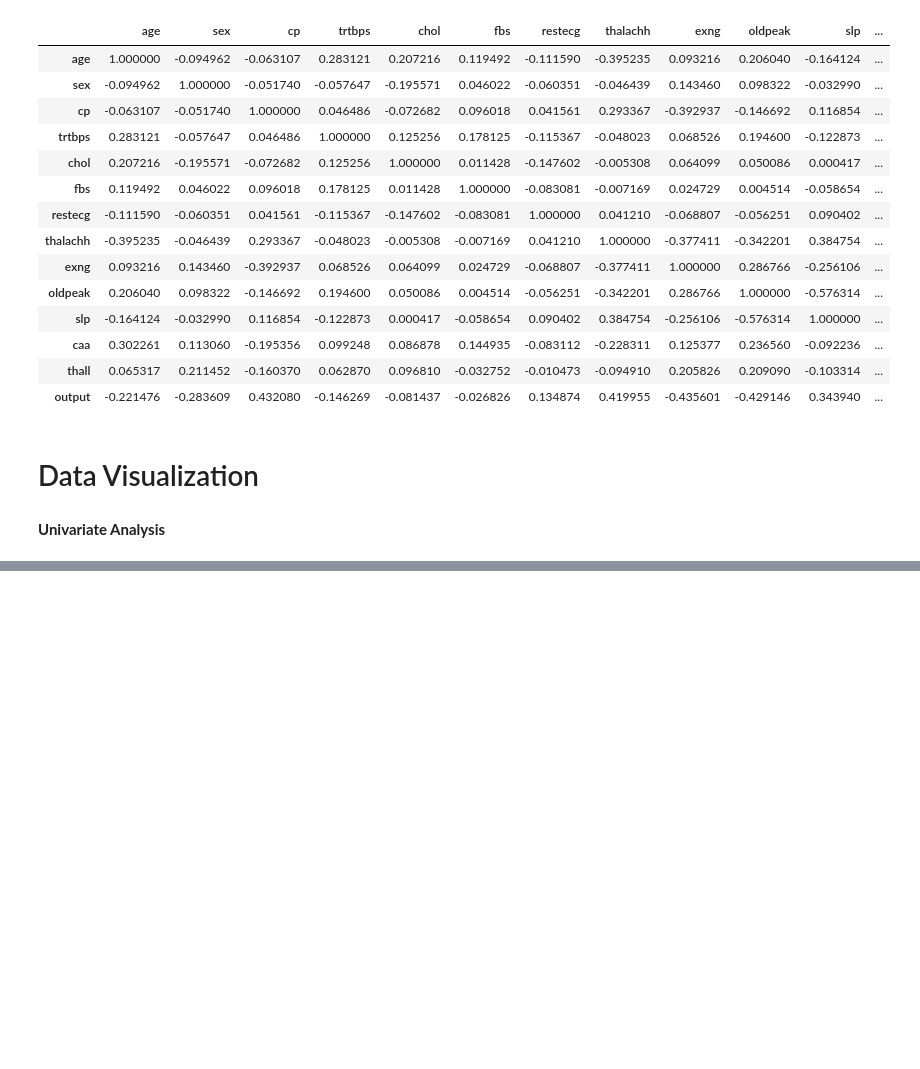
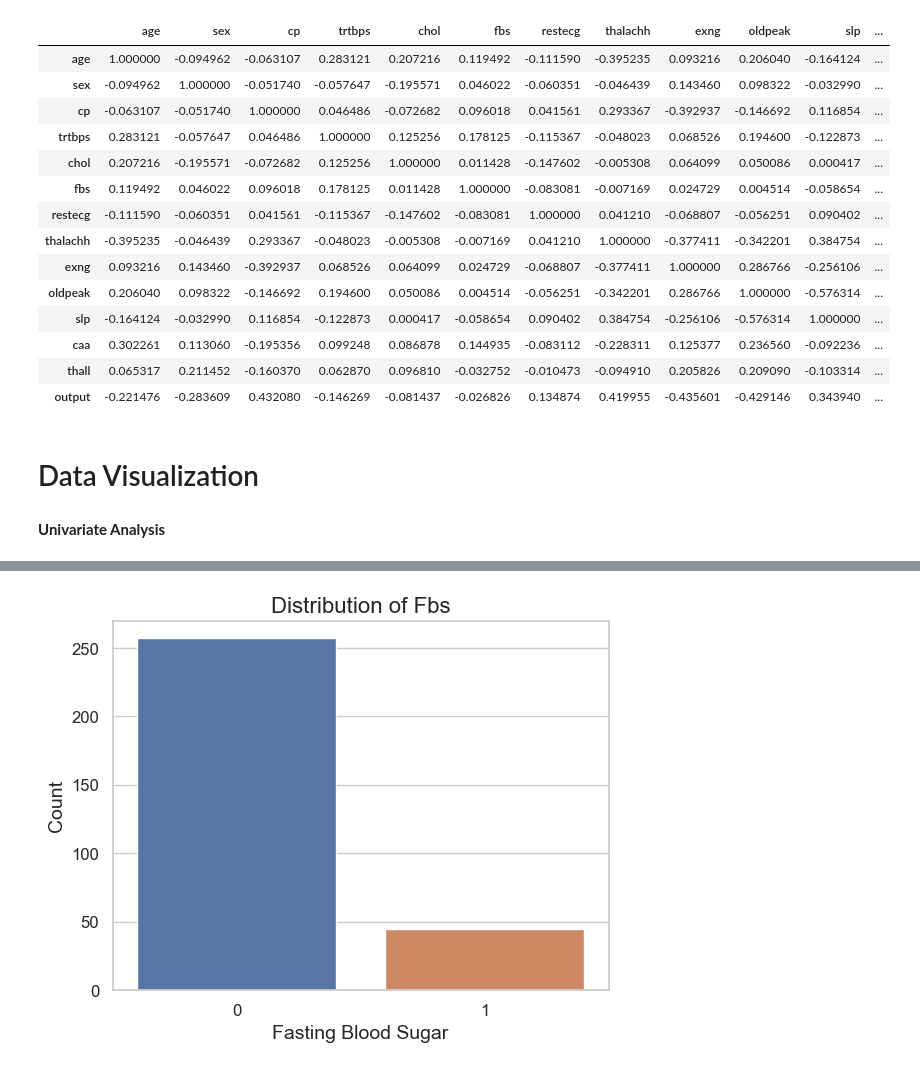
Before and after one commit to taaha3244/joy-of-supML, a Jupyter notebook: Decision_Tree.ipynb, the cells around one changed output, grey strips where cells are left out. Saved outputs shown, nothing was run; the diff lists cells and outputs as text; code cells hidden in the pictures; blank space fills up the shorter version.

```diff
--- a/Decision_Tree.ipynb
+++ b/Decision_Tree.ipynb
@@ -158,0 +209,4 @@ heart.corr()
+# %%
+count_plot_sns('fbs','Fasting Blood Sugar','Count','Distribution of Fbs')
+# %% [output]
+[figure, added]
```
Also changed, not shown: parts of 5 cells of this notebook.
